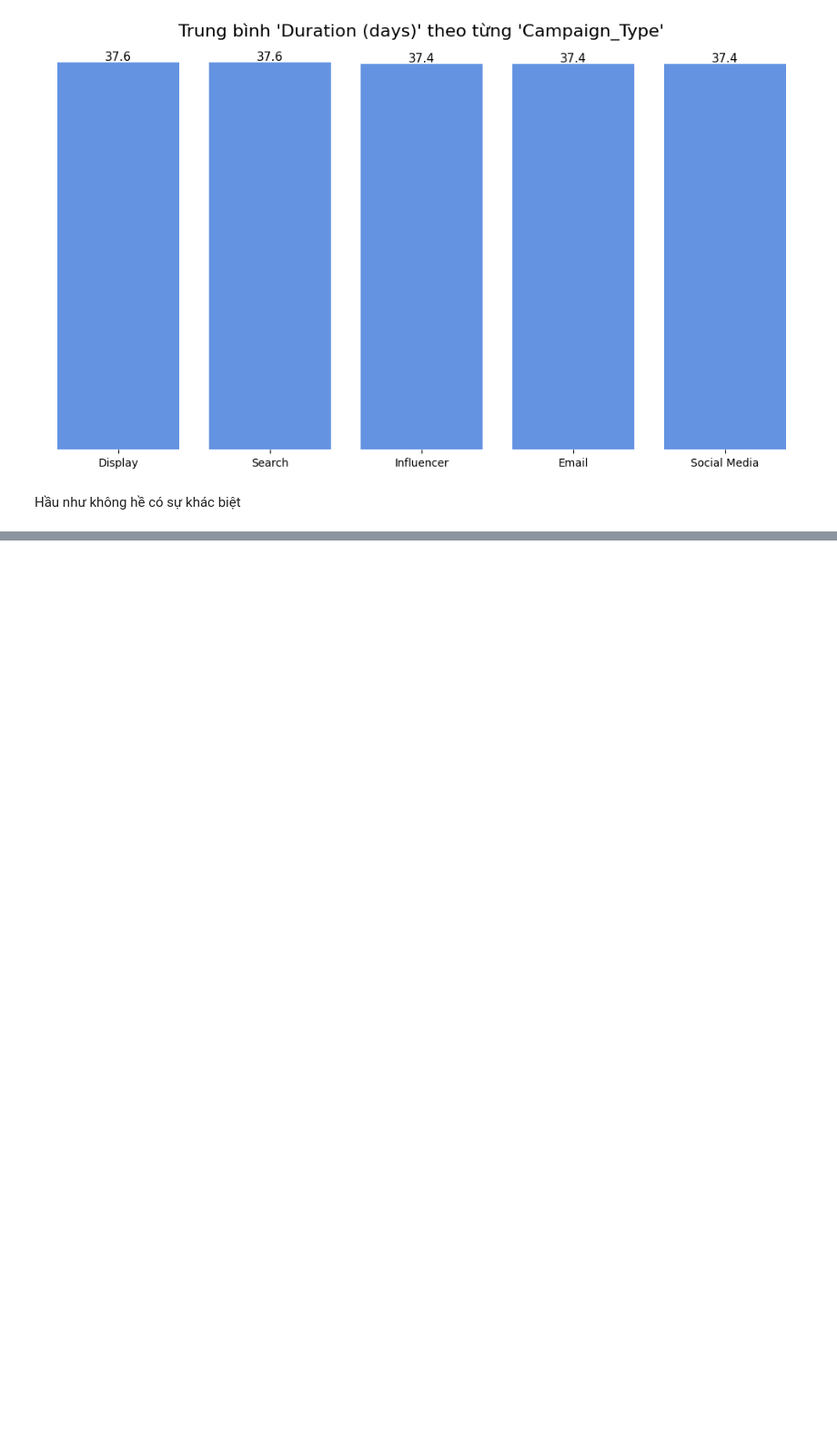
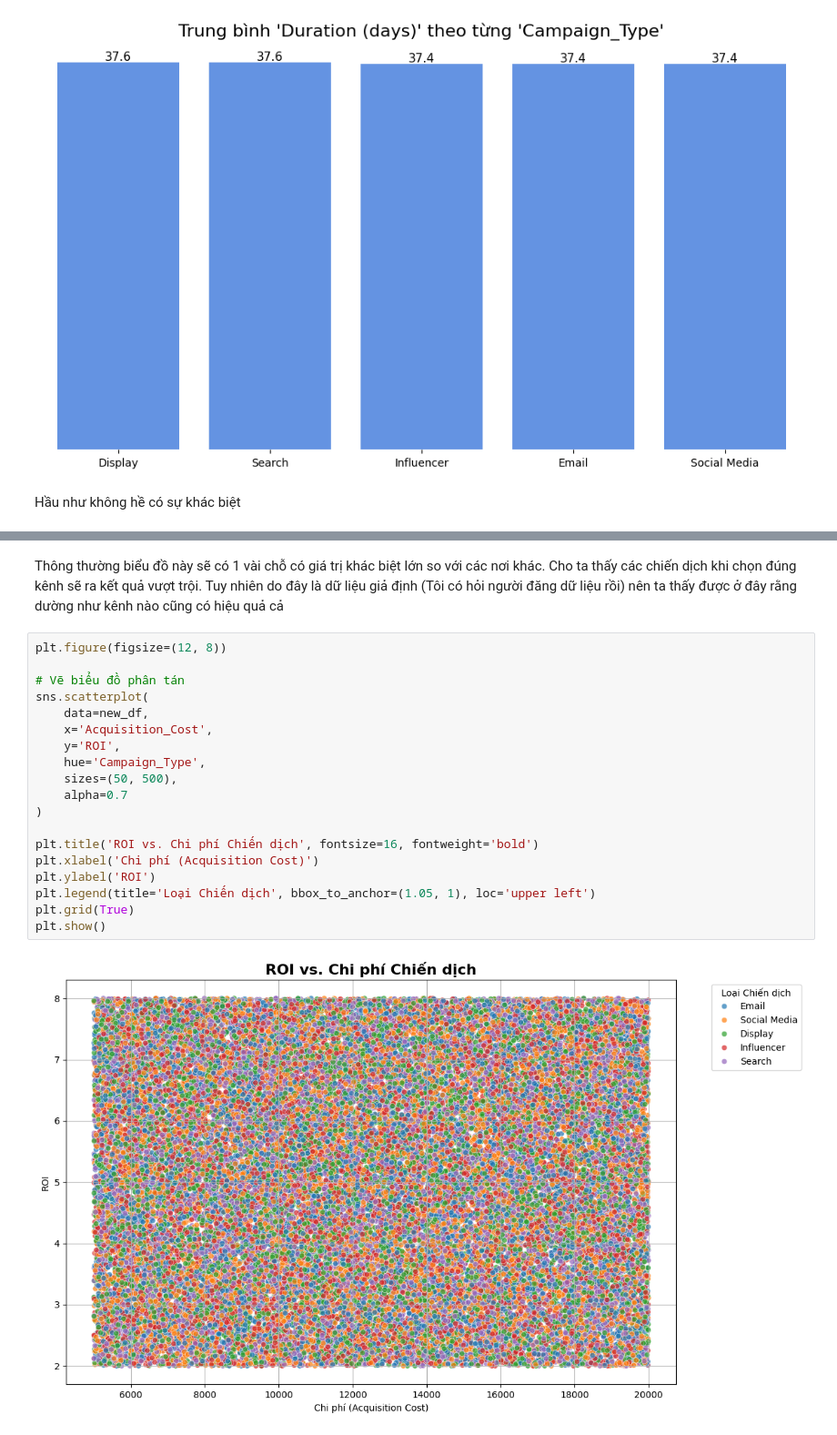
Before and after one commit to thethien8a/Marketing-Campaign-Analysis, a Jupyter notebook: Data_Analysis.ipynb, the cells around one changed output, grey strips where cells are left out. Shown at 91% size. Cells and saved outputs as stored; diff of their text form; blank space fills up the shorter version.

```diff
--- a/Data_Analysis.ipynb
+++ b/Data_Analysis.ipynb
@@ -329,0 +385,23 @@ Hầu như không hề có sự khác biệt
+# %% [markdown]
+Thông thường biểu đồ này sẽ có 1 vài chỗ có giá trị khác biệt lớn so với các nơi khác. Cho ta thấy các chiến dịch khi chọn đúng kênh sẽ ra kết quả vượt trội. Tuy nhiên do đây là dữ liệu giả định (Tôi có hỏi người đăng dữ liệu rồi) nên ta thấy được ở đây rằng dường như kênh nào cũng có hiệu quả cả
+# %%
+plt.figure(figsize=(12, 8))
+
+# Vẽ biểu đồ phân tán
+sns.scatterplot(
+    data=new_df,
+    x='Acquisition_Cost',
+    y='ROI',
+    hue='Campaign_Type',
+    sizes=(50, 500),
+    alpha=0.7
+)
+
+plt.title('ROI vs. Chi phí Chiến dịch', fontsize=16, fontweight='bold')
+plt.xlabel('Chi phí (Acquisition Cost)')
+plt.ylabel('ROI')
+plt.legend(title='Loại Chiến dịch', bbox_to_anchor=(1.05, 1), loc='upper left')
+plt.grid(True)
+plt.show()
+# %% [output]
+[figure, added]
```
Also changed, not shown: parts of 18 cells of this notebook, 1 other file.
